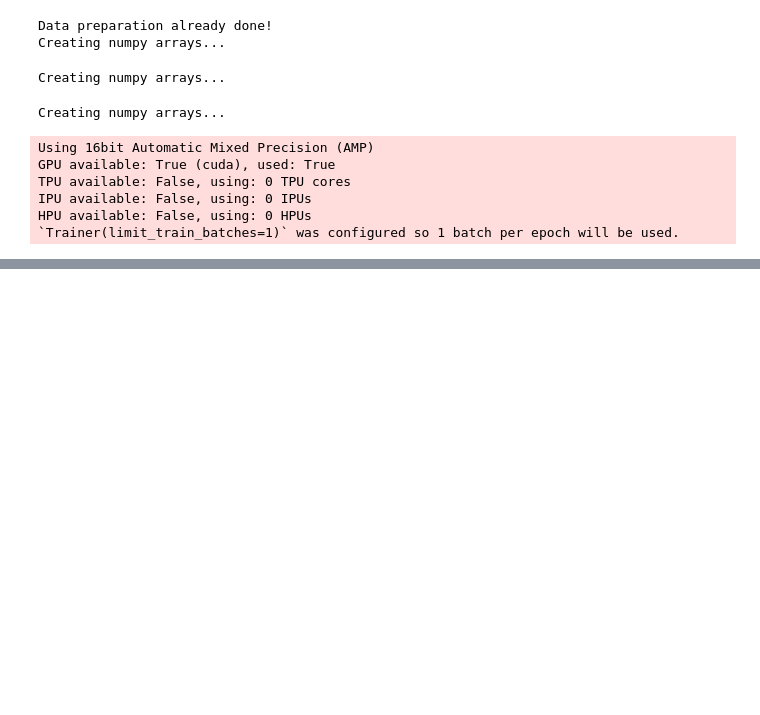
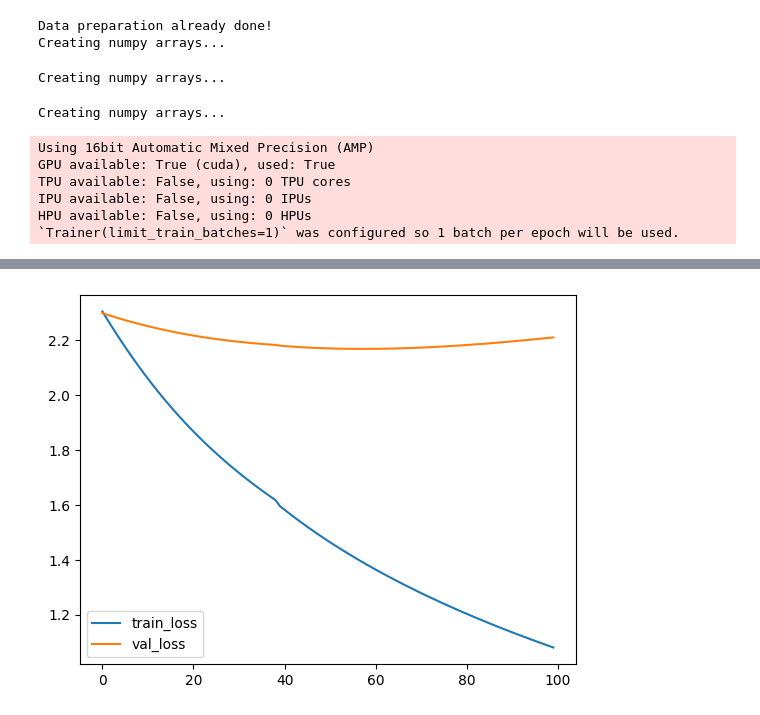
Before and after one commit to CallMeMisterOwl/protein_properties, a Jupyter notebook: src/debug_model.ipynb, the cells around one changed output, grey strips where cells are left out. Drawn from its saved outputs; the diff is of its cells as text; code cells hidden in the pictures; blank space fills up the shorter version.

Commit message:
Debug complet All models are able to overfit on one protein

```diff
--- a/src/debug_model.ipynb
+++ b/src/debug_model.ipynb
@@ -197,0 +204,7 @@ Compile with `TORCH_USE_CUDA_DSA` to enable device-side assertions.
+# %%
+plt.plot(pd.read_csv("logs/debug_model_10/version_0/metrics.csv")["train_loss_epoch"].dropna().reset_index(drop=True), label="train_loss")
+plt.plot(pd.read_csv("logs/debug_model_10/version_0/metrics.csv")["val_loss"].dropna().reset_index(drop=True), label="val_loss")
+plt.legend()
+plt.show()
+# %% [output]
+[figure, added]
```
Also changed, not shown: parts of 9 cells of this notebook, 1 other file.
